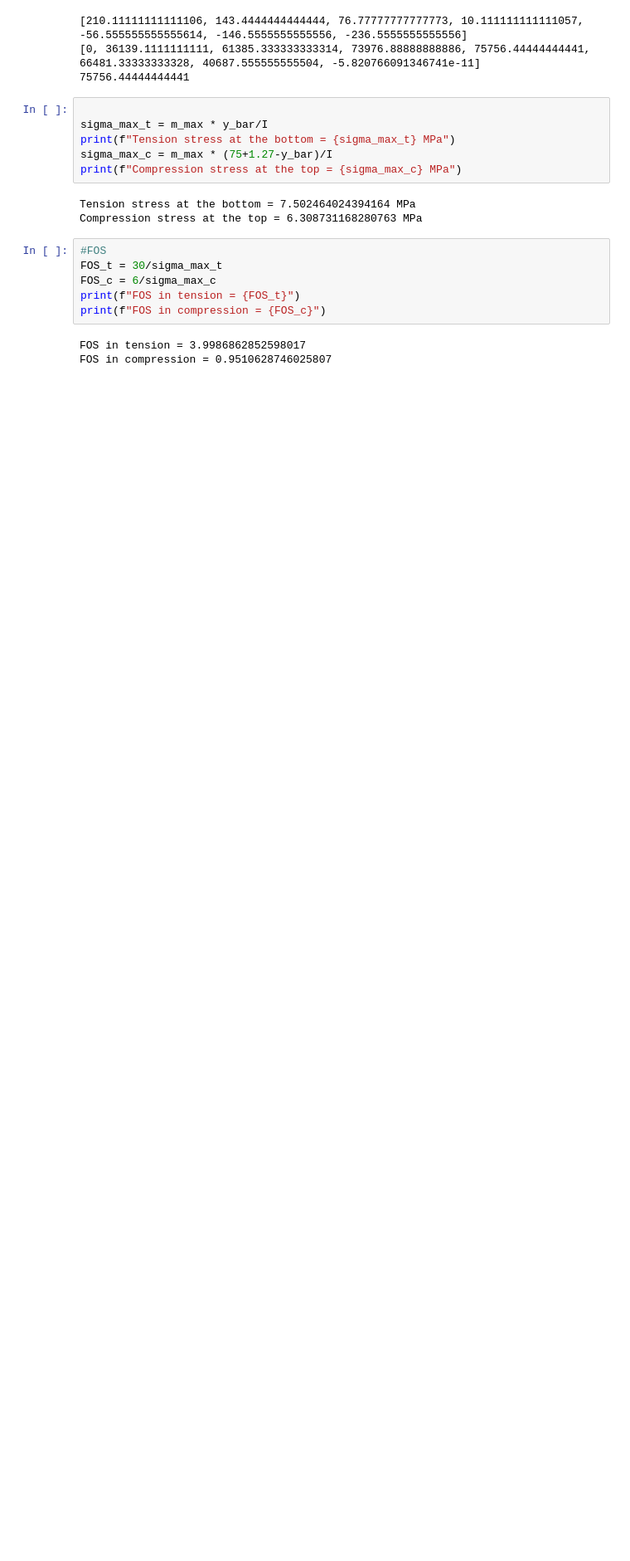
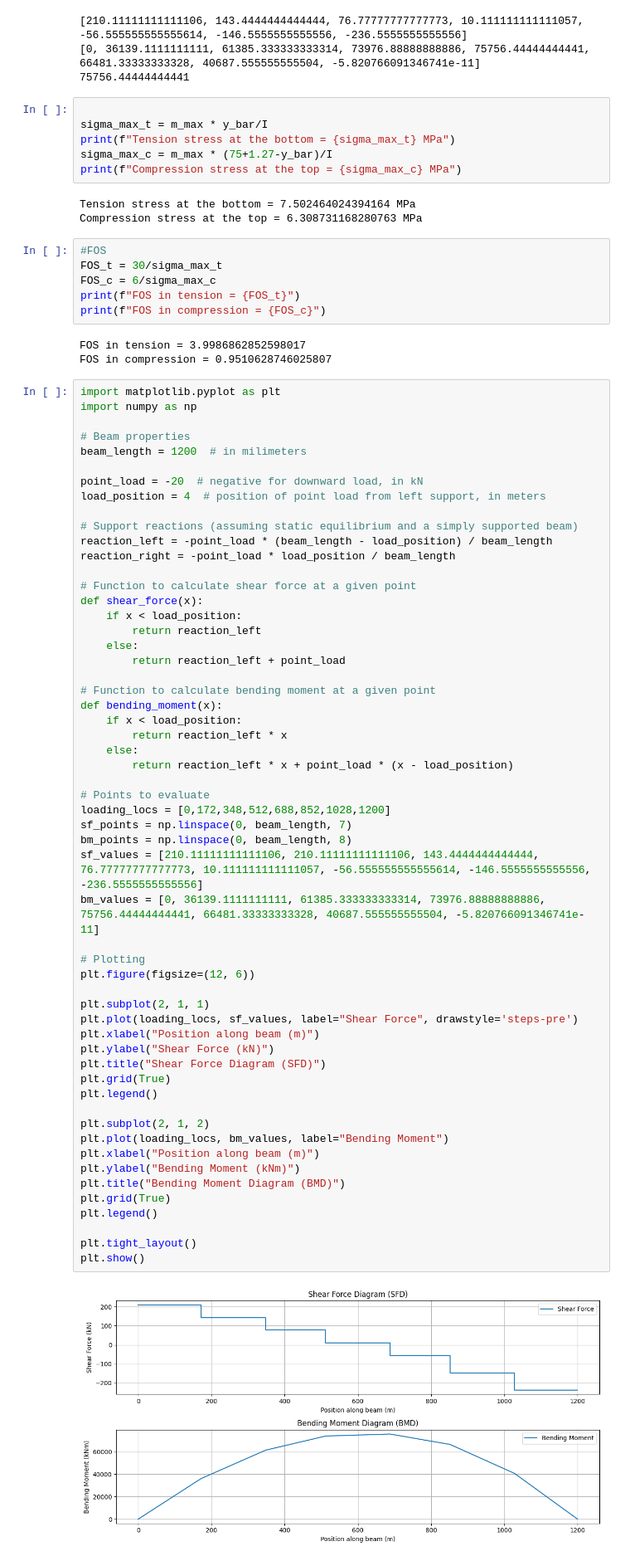
Before and after one commit to sijie-han/CIV102-Bridge, a Jupyter notebook: Bridge.ipynb, the cells around one changed output. Shown: that part at 83% size. Saved outputs shown, nothing was run; the diff lists cells and outputs as text; blank space fills up the shorter version.

```diff
--- a/Bridge.ipynb
+++ b/Bridge.ipynb
@@ -69,3 +69,61 @@ print(f"FOS in compression = {FOS_c}")
 # %% [output]
 FOS in tension = 3.9986862852598017
 FOS in compression = 0.9510628746025807
+# %%
+import matplotlib.pyplot as plt
+import numpy as np
+
+# Beam properties
+beam_length = 1200  # in milimeters
+
+point_load = -20  # negative for downward load, in kN
+load_position = 4  # position of point load from left support, in meters
+
+# Support reactions (assuming static equilibrium and a simply supported beam)
+reaction_left = -point_load * (beam_length - load_position) / beam_length
+reaction_right = -point_load * load_position / beam_length
+
+# Function to calculate shear force at a given point
+def shear_force(x):
+    if x < load_position:
+        return reaction_left
+    else:
+        return reaction_left + point_load
+
+# Function to calculate bending moment at a given point
+def bending_moment(x):
+    if x < load_position:
+        return reaction_left * x
+    else:
+        return reaction_left * x + point_load * (x - load_position)
+
+# Points to evaluate
+loading_locs = [0,172,348,512,688,852,1028,1200]
+sf_points = np.linspace(0, beam_length, 7)
+bm_points = np.linspace(0, beam_length, 8)
+sf_values = [210.11111111111106, 210.11111111111106, 143.4444444444444, 76.77777777777773, 10.111111111111057, -56.555555555555614, -146.5555555555556, -236.5555555555556]
+bm_values = [0, 36139.1111111111, 61385.333333333314, 73976.88888888886, 75756.44444444441, 66481.33333333328, 40687.555555555504, -5.820766091346741e-11]
+
+# Plotting
+plt.figure(figsize=(12, 6))
+
+plt.subplot(2, 1, 1)
+plt.plot(loading_locs, sf_values, label="Shear Force", drawstyle='steps-pre')
+plt.xlabel("Position along beam (m)")
+plt.ylabel("Shear Force (kN)")
+plt.title("Shear Force Diagram (SFD)")
+plt.grid(True)
+plt.legend()
+
+plt.subplot(2, 1, 2)
+plt.plot(loading_locs, bm_values, label="Bending Moment")
+plt.xlabel("Position along beam (m)")
+plt.ylabel("Bending Moment (kNm)")
+plt.title("Bending Moment Diagram (BMD)")
+plt.grid(True)
+plt.legend()
+
+plt.tight_layout()
+plt.show()
+# %% [output]
+[figure, added]
```
